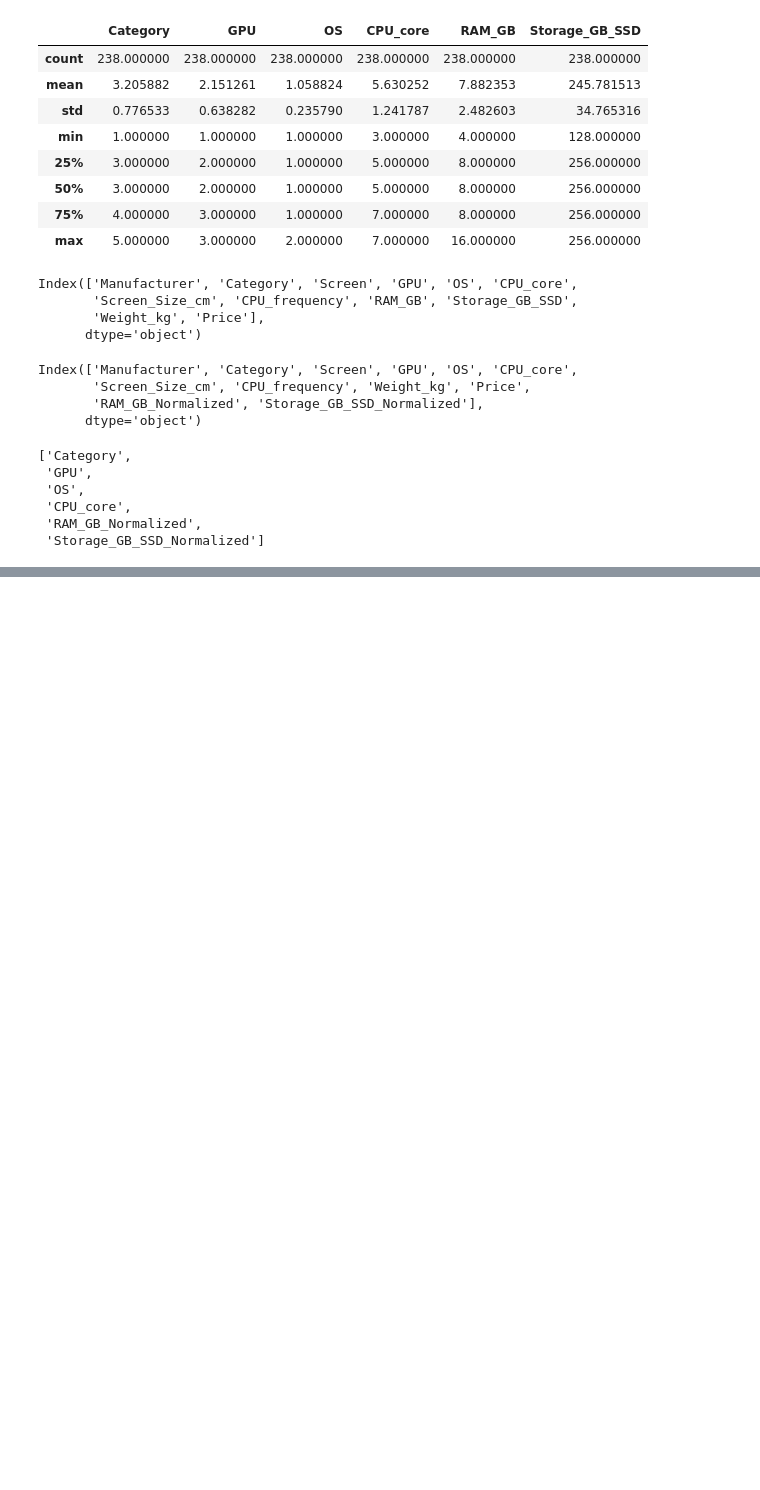
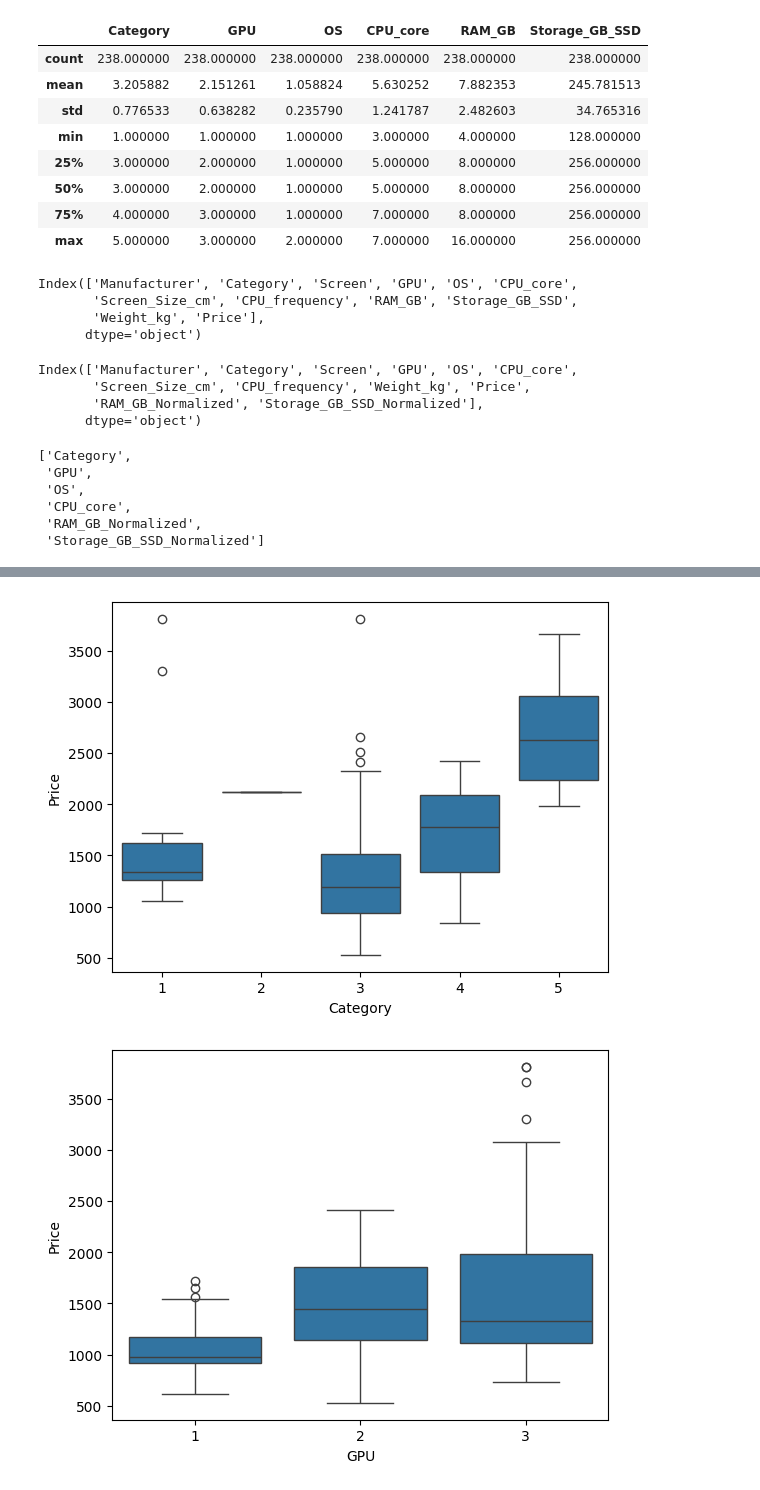
Before and after one commit to dipak1920basnet/eda_laptop_pricing, a Jupyter notebook: lab_laptop.ipynb, the cells around one changed output, grey strips where cells are left out. Cells and saved outputs as stored; diff of their text form; code cells hidden in the pictures; blank space fills up the shorter version.

```diff
--- a/lab_laptop.ipynb
+++ b/lab_laptop.ipynb
@@ -180,0 +168,7 @@ plt.boxplot(df[features].values)
+# %%
+for column in features:
+    sns.boxplot(x=column,y="Price",data=df)
+    plt.show()
+# %% [output]
+[figure, added]
+[figure, added]
```
Also changed, not shown: parts of 6 cells of this notebook.
